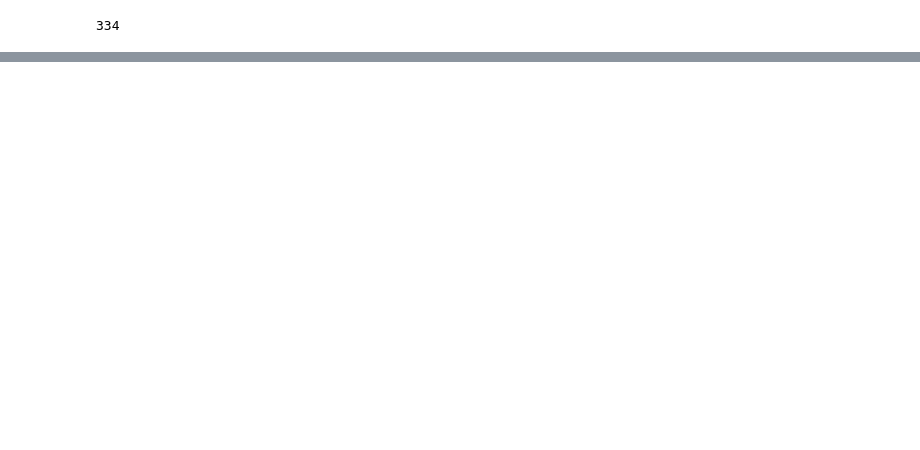
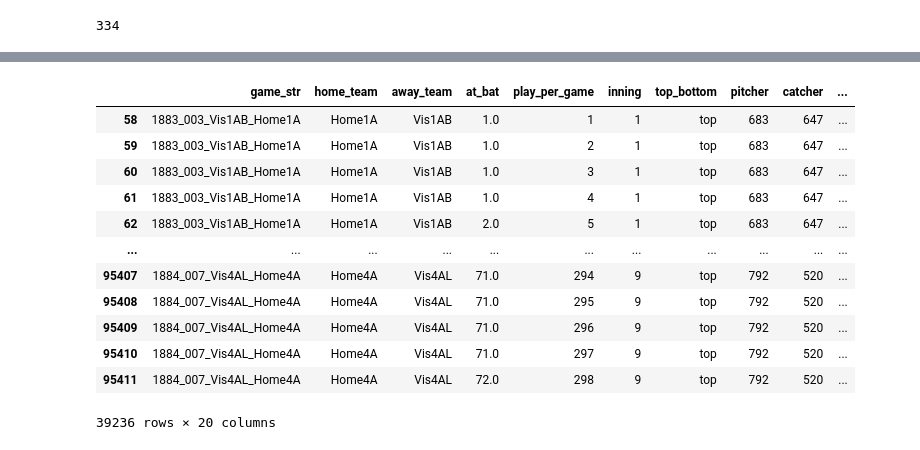
Before and after one commit to victorhauvi/SMT2024, a Jupyter notebook: 2024_SMT_Data_Challenge/SMT.ipynb, the cells around one changed output, grey strips where cells are left out. Saved outputs shown, nothing was run; the diff lists cells and outputs as text; code cells hidden in the pictures; blank space fills up the shorter version.

```diff
--- a/2024_SMT_Data_Challenge/SMT.ipynb
+++ b/2024_SMT_Data_Challenge/SMT.ipynb
@@ -692,3 +900,19 @@ ball_pos
+# %%
+game_info_fielders
+# %% [output]
+|  | game_str | home_team | away_team | at_bat | play_per_game | inning | top_bottom | pitcher | catcher | ... |
+| 58 | 1883_003_Vis1AB_Home1A | Home1A | Vis1AB | 1.0 | 1 | 1 | top | 683 | 647 | ... |
+| 59 | 1883_003_Vis1AB_Home1A | Home1A | Vis1AB | 1.0 | 2 | 1 | top | 683 | 647 | ... |
+| 60 | 1883_003_Vis1AB_Home1A | Home1A | Vis1AB | 1.0 | 3 | 1 | top | 683 | 647 | ... |
+| 61 | 1883_003_Vis1AB_Home1A | Home1A | Vis1AB | 1.0 | 4 | 1 | top | 683 | 647 | ... |
+| 62 | 1883_003_Vis1AB_Home1A | Home1A | Vis1AB | 2.0 | 5 | 1 | top | 683 | 647 | ... |
+| ... | ... | ... | ... | ... | ... | ... | ... | ... | ... | ... |
+| 95407 | 1884_007_Vis4AL_Home4A | Home4A | Vis4AL | 71.0 | 294 | 9 | top | 792 | 520 | ... |
+| 95408 | 1884_007_Vis4AL_Home4A | Home4A | Vis4AL | 71.0 | 295 | 9 | top | 792 | 520 | ... |
+| 95409 | 1884_007_Vis4AL_Home4A | Home4A | Vis4AL | 71.0 | 296 | 9 | top | 792 | 520 | ... |
+| 95410 | 1884_007_Vis4AL_Home4A | Home4A | Vis4AL | 71.0 | 297 | 9 | top | 792 | 520 | ... |
+| 95411 | 1884_007_Vis4AL_Home4A | Home4A | Vis4AL | 72.0 | 298 | 9 | top | 792 | 520 | ... |
+39236 rows × 20 columns
 # %%
 game_events_fielders2
 # %% [output]
```
Also changed, not shown: parts of 61 cells of this notebook, 12 other files.
